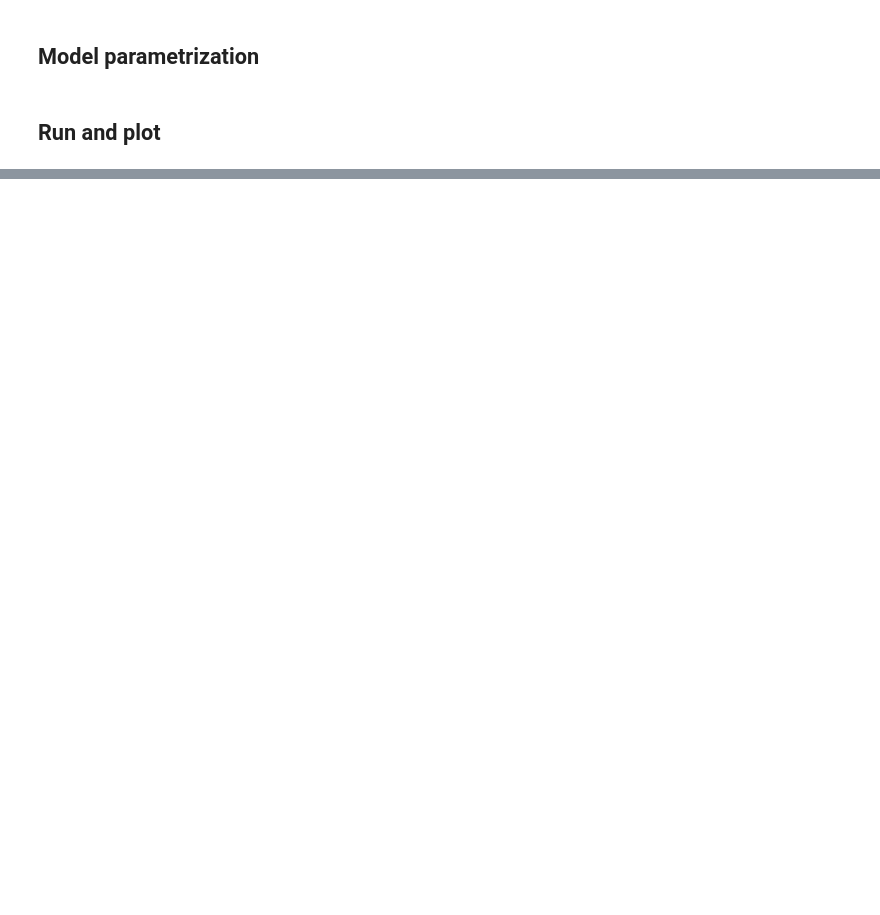
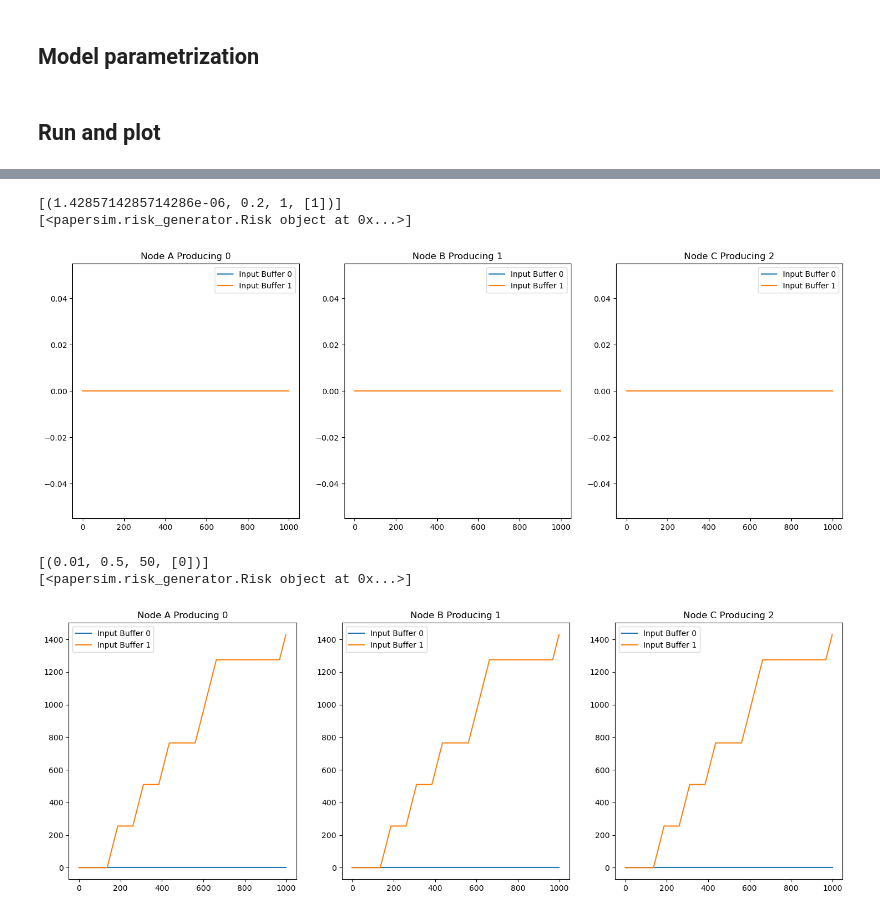
Before and after one commit to nachtflug6/BusinessRiskSim, a Jupyter notebook: test.ipynb, the cells around one changed output, grey strips where cells are left out. Saved outputs shown, nothing was run; the diff lists cells and outputs as text; code cells hidden in the pictures; blank space fills up the shorter version.

Commit message:
plots

```diff
--- a/test.ipynb
+++ b/test.ipynb
@@ -83,0 +56,60 @@ plt.show()
+# %%
+def get_current_risks(risks, i):
+    current_risks = []
+
+    for j, risk_args in enumerate(risks, 0):
+        if j != i:
+            current_risks.append(risk_args)
+
+    print(current_risks)
+
+    for j in range(len(current_risks)):
+        current_risks[j] = Risk(*current_risks[j])
+
+    return current_risks
+# %%
+
+
+t_run = 1000
+
+for k in range(len(risks)):
+    prod_tensor = th.zeros(2, 3, 3, dtype=th.int32)
+
+    current_risks = get_current_risks(risks, k)
+    current_riskgen = RiskGen(current_risks, 5)
+
+    print(current_risks)
+
+    inventory, produced = run_sim(current_riskgen, sc, prod_tensor, t_run)
+
+    fig, axs = plt.subplots(1, 3, figsize=(18, 6))
+
+    label = ['A', 'B', 'C']
+    #
+    for i in range(3):
+
+        axs[i].plot(inventory[:, 0, 2, 0:2], label=['Input Buffer 0', 'Input Buffer 1'])
+        # axs[i].plot(produced[:, 0, i, 0], label='Production', color='red')
+        #
+        # if i != 2:
+        #     axs[i].plot(inventory[:, 1, i, i], label='Output Buffer')
+        axs[i].set_title("Node " + label[i] + ' Producing ' + str(i))
+        axs[i].legend()
+
+    plt.show()
+
+        #     if i == 2:
+        #     axs[i].plot(inventory[:, 0, i, 0:2], label=['Input Buffer 0', 'Input Buffer 1'])
+        # axs[i].plot(produced[:, 0, i, 0], label='Production', color='red')
+        #
+        # if i != 2:
+        #     axs[i].plot(inventory[:, 1, i, i], label='Output Buffer')
+        # axs[i].set_title("Node " + label[i] + ' Producing ' + str(i))
+        # axs[i].legend()
+# %% [output]
+[(1.4285714285714286e-06, 0.2, 1, [1])]
+[<papersim.risk_generator.Risk object at 0x...>]
+[figure, added]
+[(0.01, 0.5, 50, [0])]
+[<papersim.risk_generator.Risk object at 0x...>]
+[figure, added]
```
Also changed, not shown: parts of 3 cells of this notebook.
